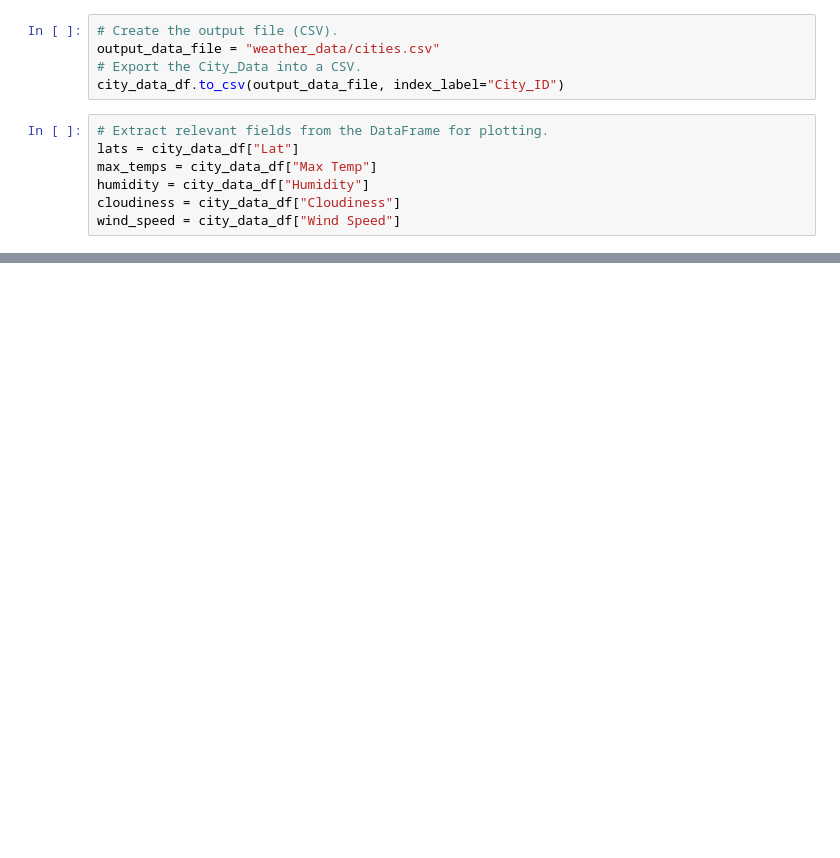
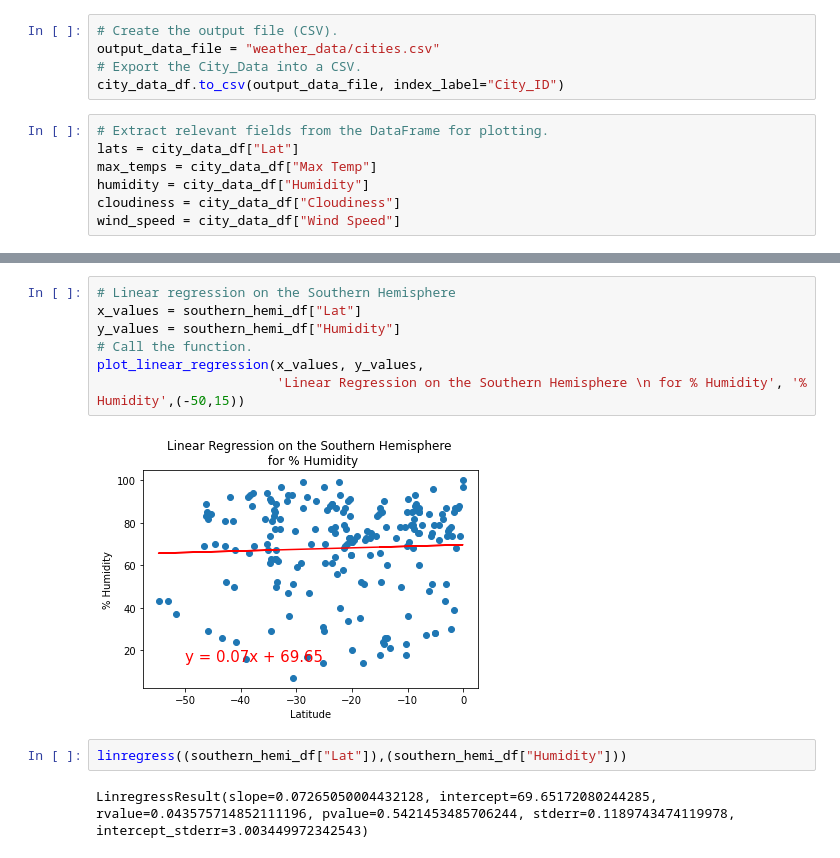
Before and after one commit to crystdang/world-weather-analysis, a Jupyter notebook: WeatherPy.ipynb, the cells around one changed output, grey strips where cells are left out. Drawn from its saved outputs; the diff is of its cells as text; blank space fills up the shorter version.

```diff
--- a/WeatherPy.ipynb
+++ b/WeatherPy.ipynb
@@ -301,0 +432,13 @@ plt.show()
+# %%
+# Linear regression on the Southern Hemisphere
+x_values = southern_hemi_df["Lat"]
+y_values = southern_hemi_df["Humidity"]
+# Call the function.
+plot_linear_regression(x_values, y_values,
+                       'Linear Regression on the Southern Hemisphere \n for % Humidity', '% Humidity',(-50,15))
+# %% [output]
+[figure, added]
+# %%
+linregress((southern_hemi_df["Lat"]),(southern_hemi_df["Humidity"]))
+# %% [output]
+LinregressResult(slope=0.07265050004432128, intercept=69.65172080244285, rvalue=0.043575714852111196, pvalue=0.5421453485706244, stderr=0.1189743474119978, intercept_stderr=3.003449972342543)
```
Also changed, not shown: parts of 32 cells of this notebook, 2 other files.
